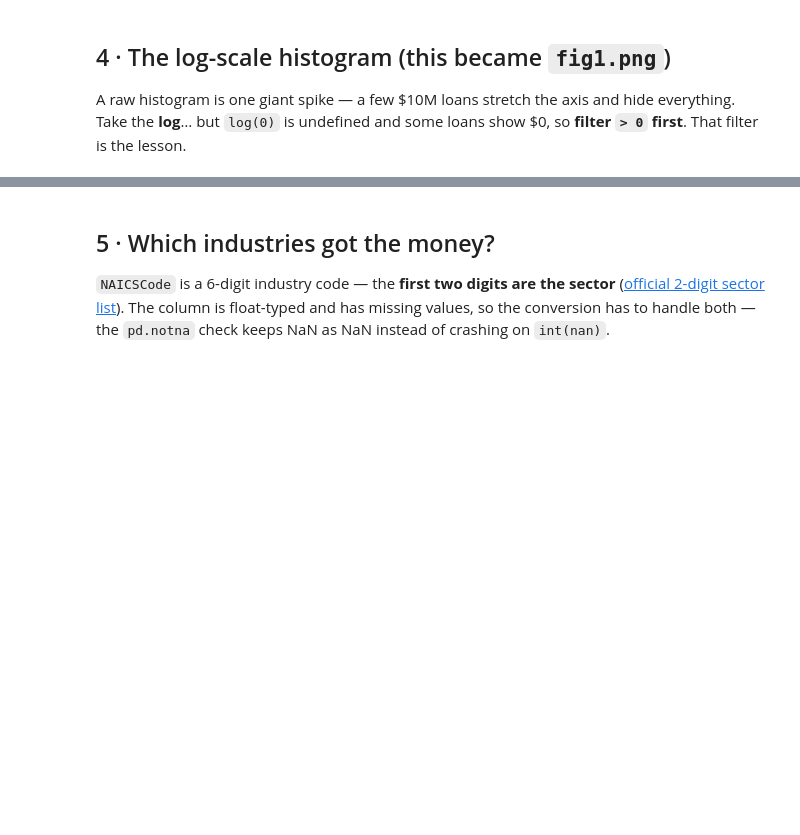
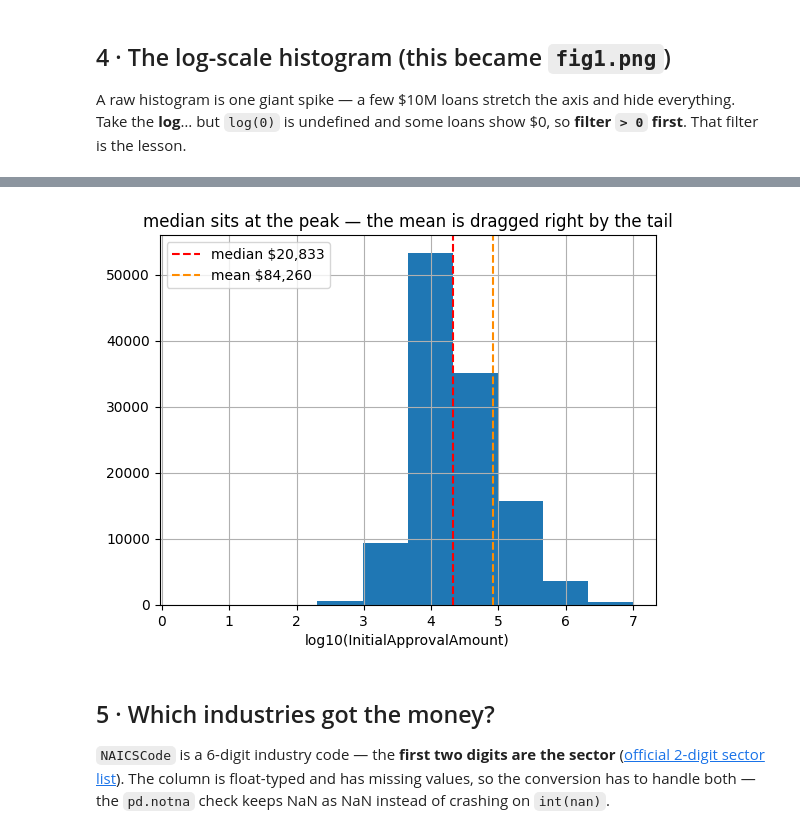
Before and after one commit to drdave-teaching/OPIM5641-notebooks, a Jupyter notebook: studio1/Studio1_ClassAnswers.ipynb, the cells around one changed output, grey strips where cells are left out. Cells and saved outputs as stored; diff of their text form; code cells hidden in the pictures; blank space fills up the shorter version.

```diff
--- a/studio1/Studio1_ClassAnswers.ipynb
+++ b/studio1/Studio1_ClassAnswers.ipynb
@@ -51,3 +58,15 @@ plt.savefig('fig1.png')
+# %%
+# BONUS · same histogram in base 10 — ticks read directly as dollars
+# 3 = $1k · 4 = $10k · 5 = $100k · 6 = $1M
+amt = df[df['InitialApprovalAmount'] > 0]['InitialApprovalAmount']
+amt.apply(np.log10).hist()
+plt.axvline(np.log10(amt.median()), color='red', linestyle='dashed', label=f'median ${amt.median():,.0f}')
+plt.axvline(np.log10(amt.mean()), color='darkorange', linestyle='dashed', label=f'mean ${amt.mean():,.0f}')
+plt.legend()
+plt.title('median sits at the peak — the mean is dragged right by the tail')
+plt.xlabel('log10(InitialApprovalAmount)');
+# %% [output]
+[figure, added]
 # %% [markdown]
 ## 5 · Which industries got the money?
 
```
Also changed, not shown: parts of 1 cell of this notebook, 2 other files.
